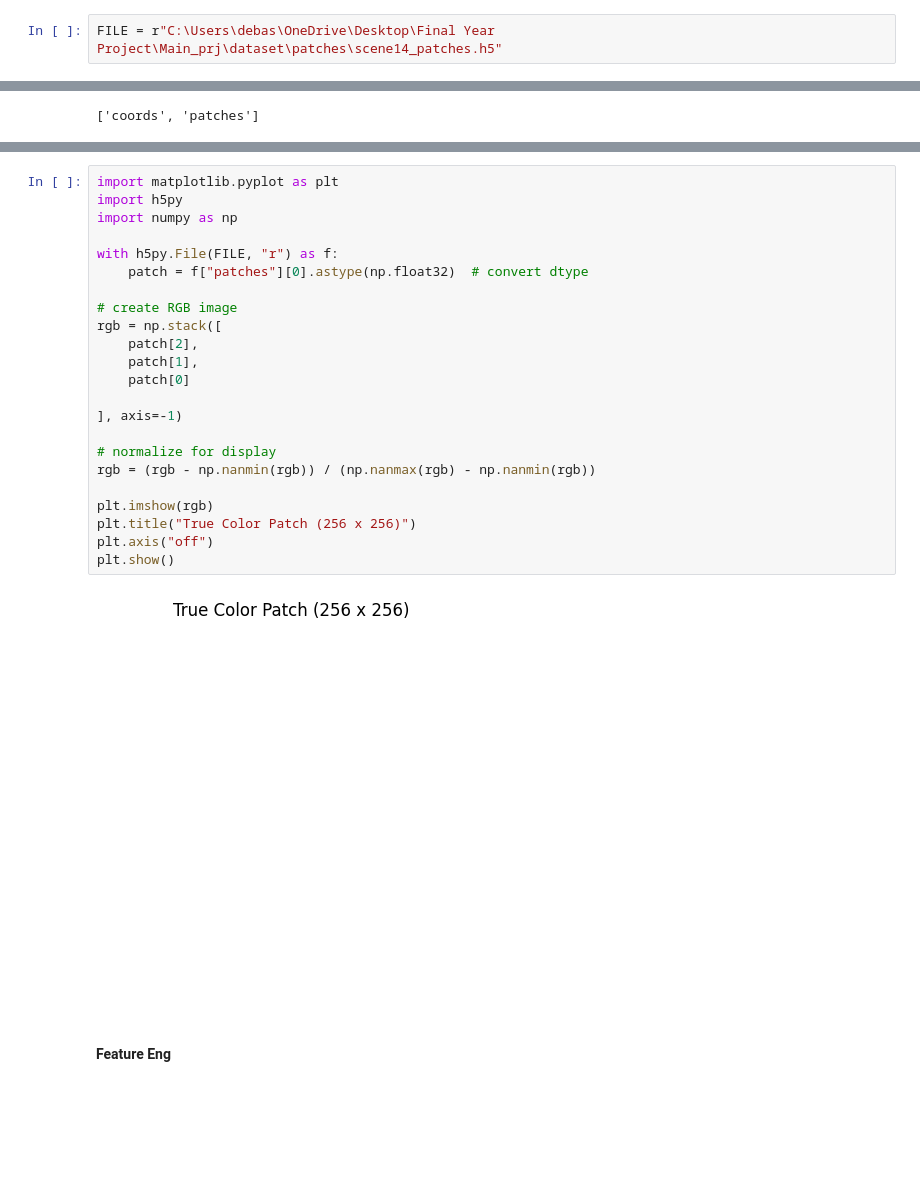
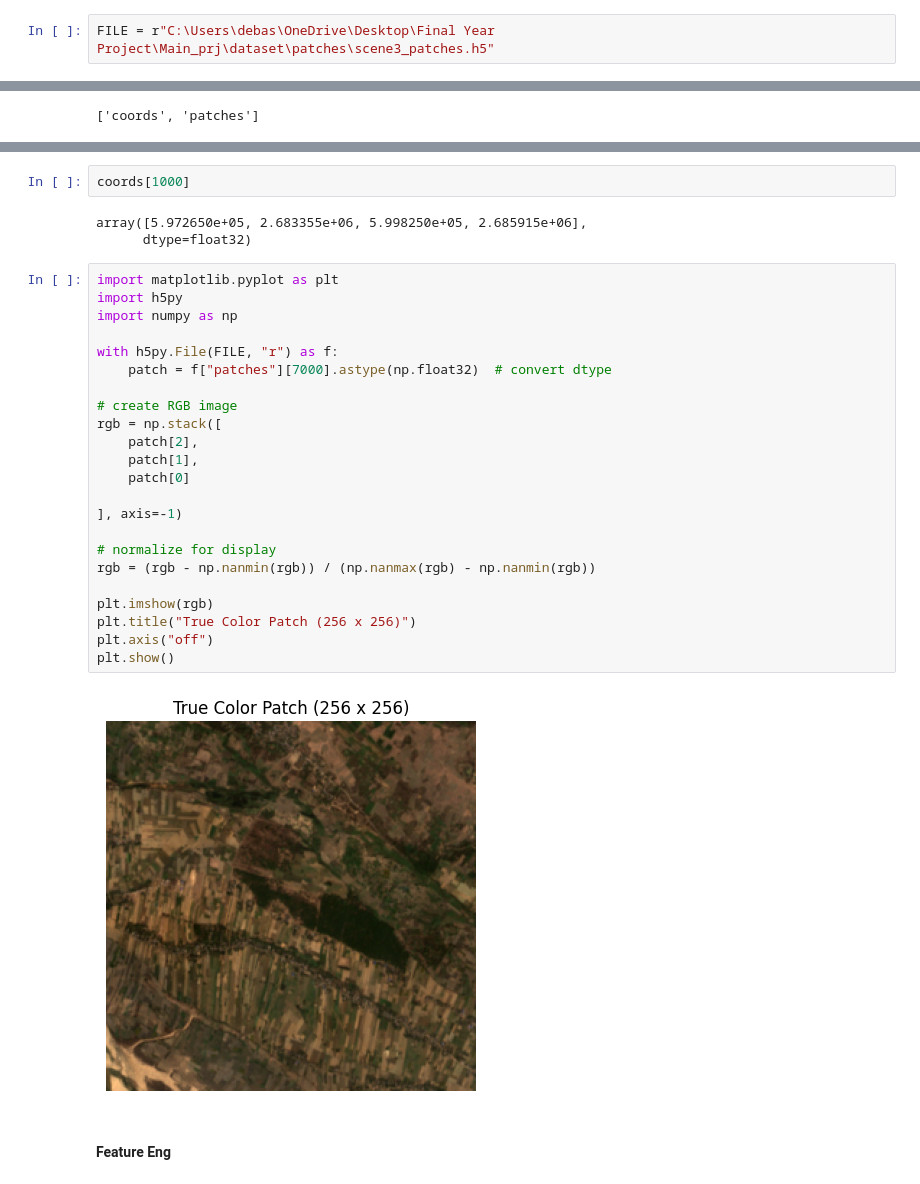
Before and after one commit to Souvik-Dutta12/Final-Yr-Project, a Jupyter notebook: soil_type_classification/models/soil_type_classification.ipynb, the cells around one changed output, grey strips where cells are left out. Drawn from its saved outputs; the diff is of its cells as text; blank space fills up the shorter version.

```diff
--- a/soil_type_classification/models/soil_type_classification.ipynb
+++ b/soil_type_classification/models/soil_type_classification.ipynb
@@ -146,5 +76,5 @@ Total number of files: 14
 # %%
-FILE = r"C:\Users\debas\OneDrive\Desktop\Final Year Project\Main_prj\dataset\patches\scene14_patches.h5"
+FILE = r"C:\Users\debas\OneDrive\Desktop\Final Year Project\Main_prj\dataset\patches\scene3_patches.h5"
 # %%
 import h5py
 
@@ -180,28 +111,33 @@ array([0., 0., 0., 0., 0., 0., 0., 0., 0., 0., 0., 0., 0., 0., 0., 0., 0.,
+# %%
+coords[1000]
+# %% [output]
+array([5.972650e+05, 2.683355e+06, 5.998250e+05, 2.685915e+06],
+      dtype=float32)
 # %%
 import matplotlib.pyplot as plt
 import h5py
 import numpy as np
 
 with h5py.File(FILE, "r") as f:
-    patch = f["patches"][0].astype(np.float32)  # convert dtype
+    patch = f["patches"][7000].astype(np.float32)  # convert dtype
 
 # create RGB image
 rgb = np.stack([
     patch[2],
     patch[1],
     patch[0]
 
 ], axis=-1)
 
 # normalize for display
 rgb = (rgb - np.nanmin(rgb)) / (np.nanmax(rgb) - np.nanmin(rgb))
 
 plt.imshow(rgb)
 plt.title("True Color Patch (256 x 256)")
 plt.axis("off")
 plt.show()
 # %% [output]
-[figure, old version]
+[figure, new version]
 # %% [markdown]
 #### Feature Eng
 # %%
```
Also changed, not shown: parts of 76 cells of this notebook, 3 other files.
